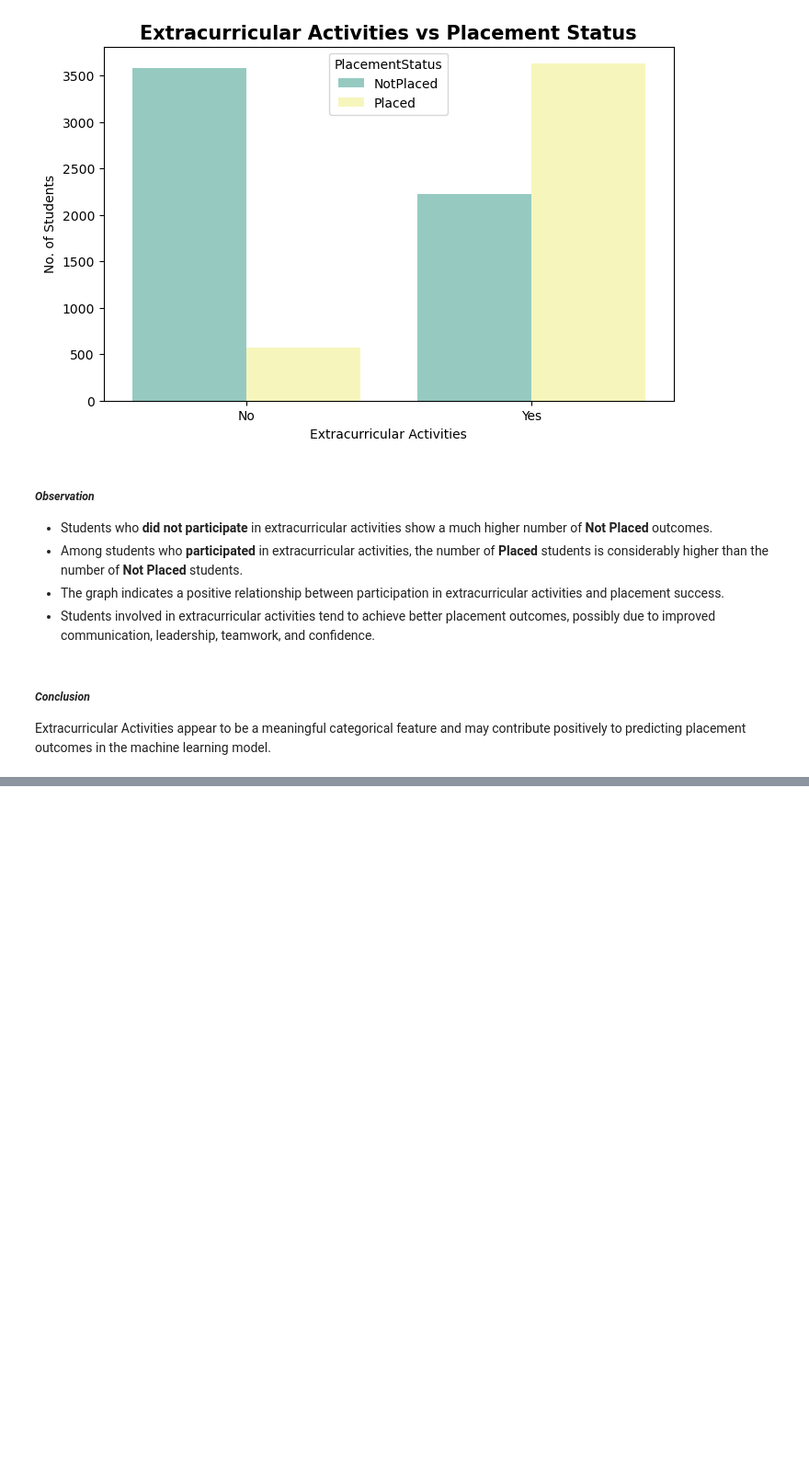
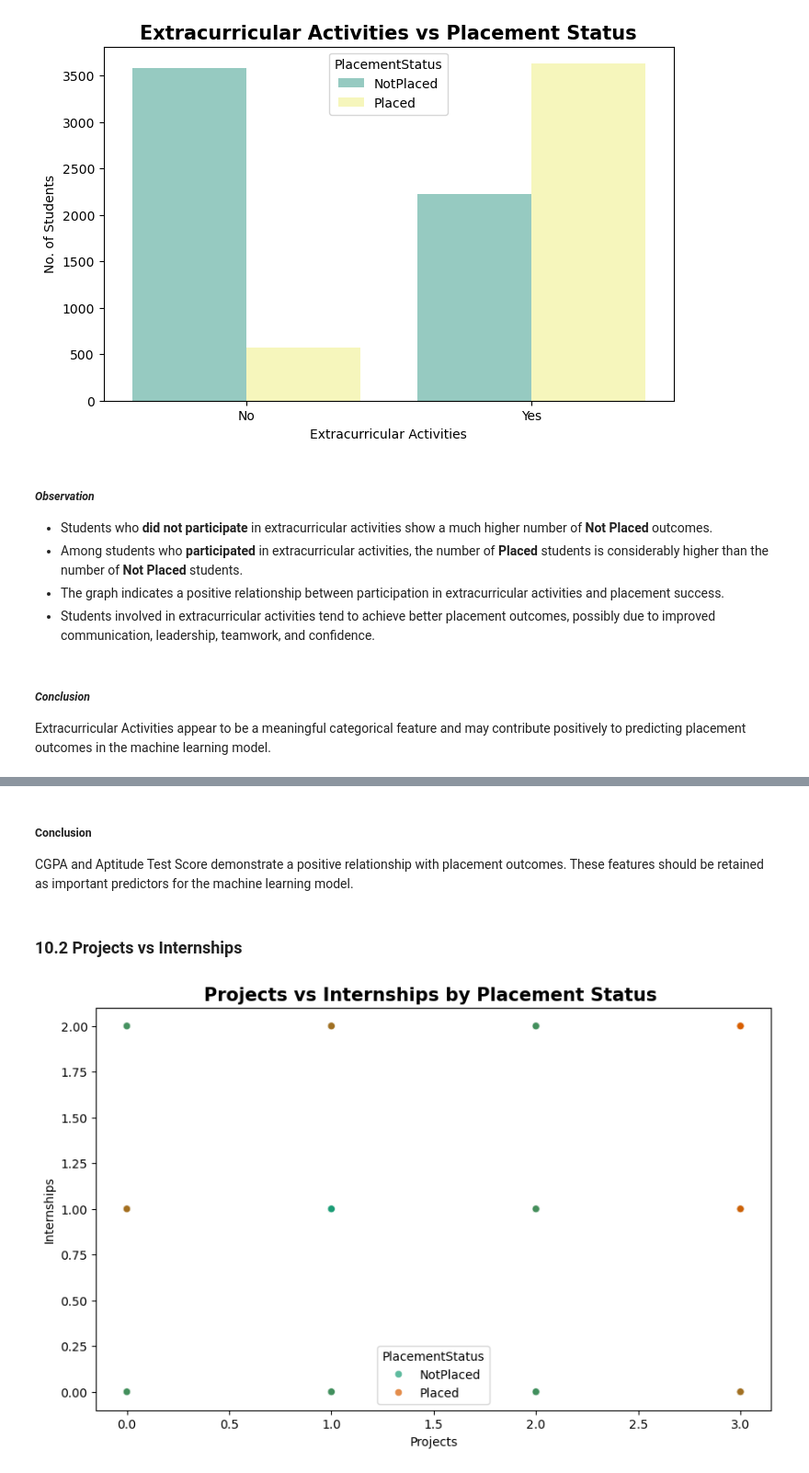
Before and after one commit to avy-pixel/Student-placement-prediction, a Jupyter notebook: Studentdata/Notebook.ipynb, the cells around one changed output, grey strips where cells are left out. Shown at 92% size. Drawn from its saved outputs; the diff is of its cells as text; code cells hidden in the pictures; blank space fills up the shorter version.

```diff
--- a/Studentdata/Notebook.ipynb
+++ b/Studentdata/Notebook.ipynb
@@ -429,0 +461,22 @@ Extracurricular Activities appear to be a meaningful categorical feature and may
+# %% [markdown]
+##### Conclusion
+
+CGPA and Aptitude Test Score demonstrate a positive relationship with placement outcomes. These features should be retained as important predictors for the machine learning model.
+# %% [markdown]
+### 10.2 Projects vs Internships
+# %%
+plt.figure(figsize=(10,6))
+sns.scatterplot(
+    data=df,
+    x='Projects',
+    y='Internships',
+    hue='PlacementStatus',
+    alpha=0.7,
+    palette='Dark2'
+)
+plt.title("Projects vs Internships by Placement Status ",fontsize=15, fontweight='bold')
+plt.xlabel("Projects")
+plt.ylabel("Internships")
+plt.show()
+# %% [output]
+[figure, added]
```
Also changed, not shown: parts of 7 cells of this notebook.
